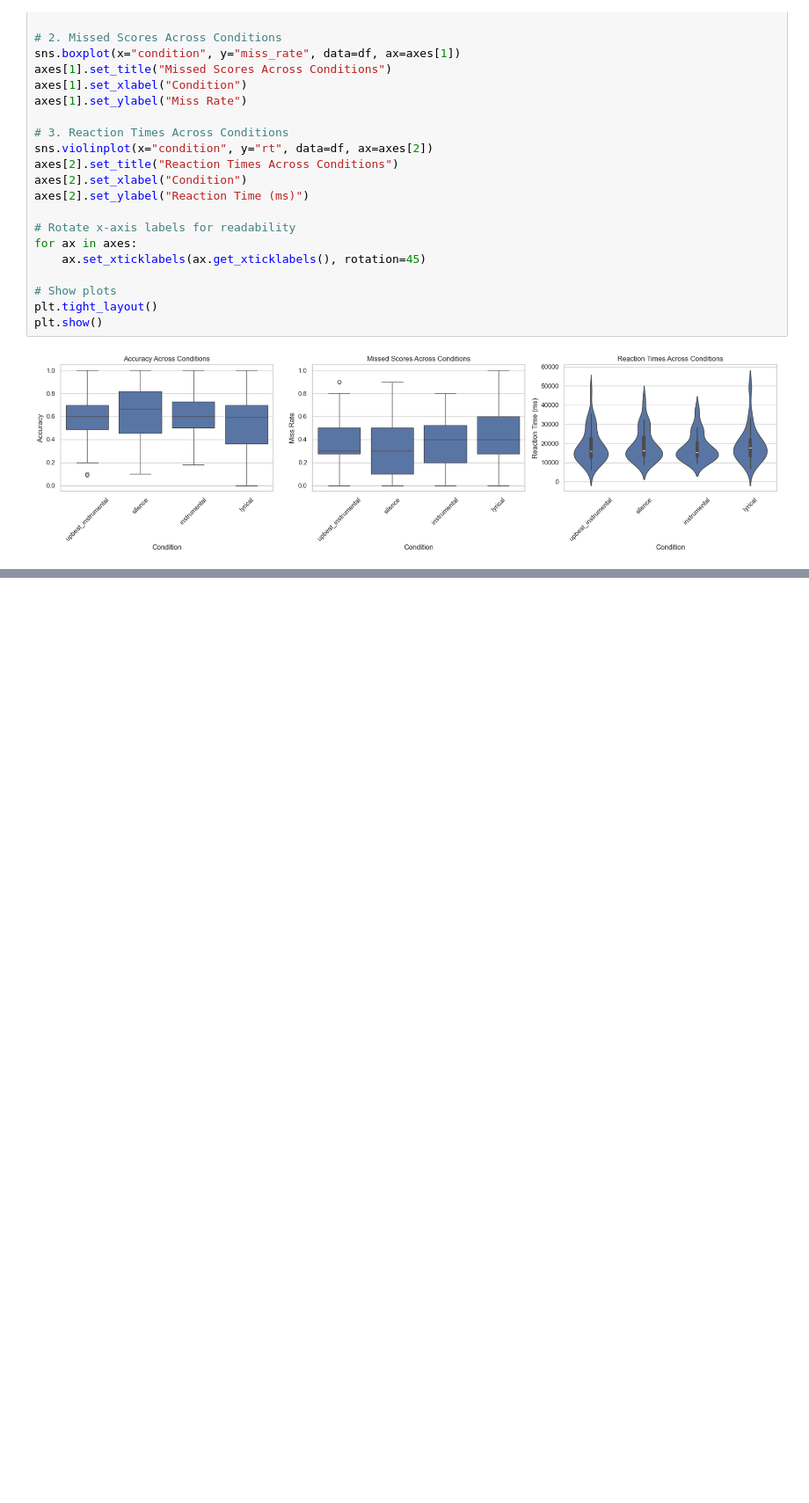
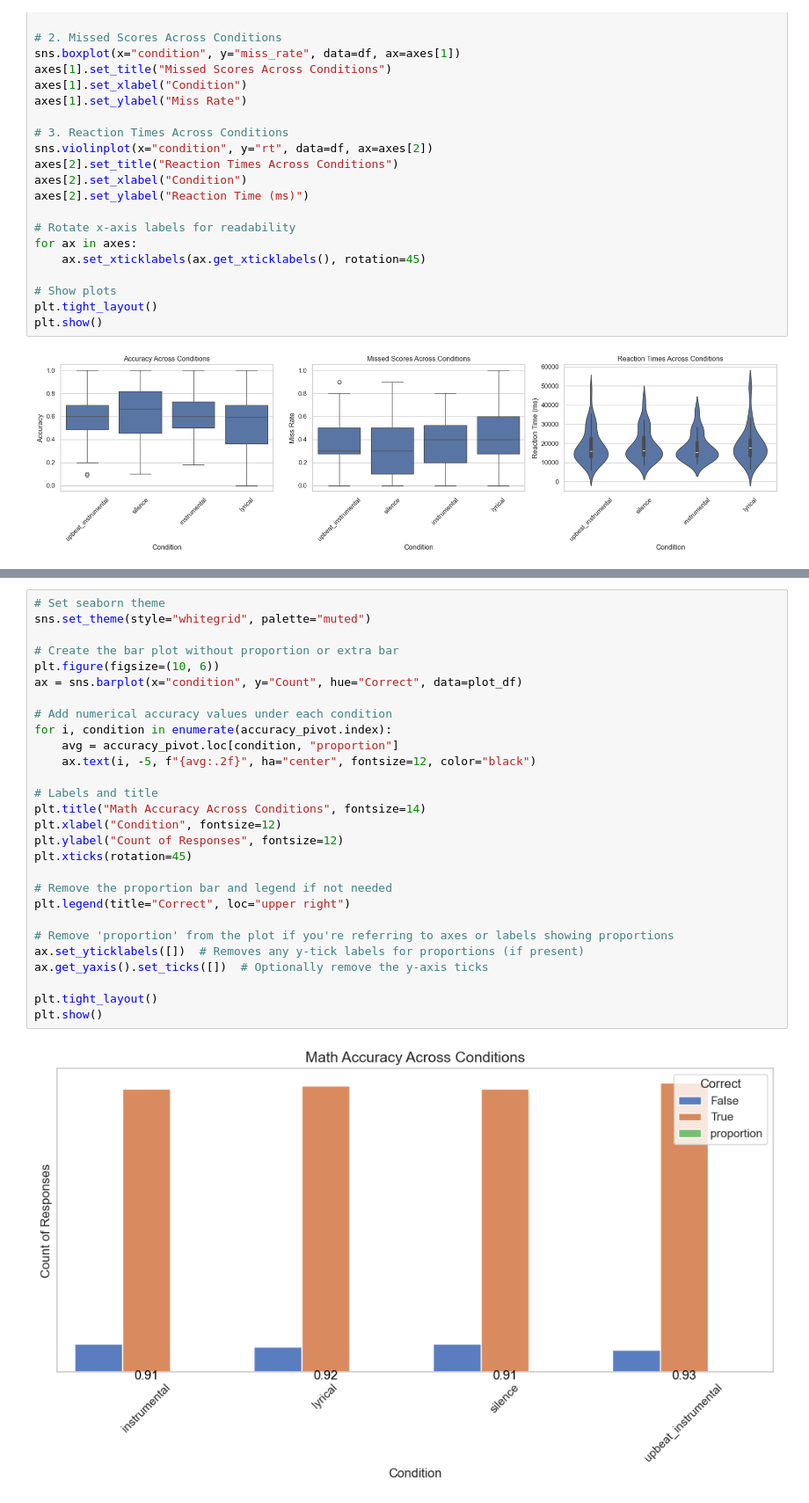
Before and after one commit to JHCelaya/Cogs164Project, a Jupyter notebook: analysis/analysis.ipynb, the cells around one changed output, grey strips where cells are left out. Shown at 88% size. Drawn from its saved outputs; the diff is of its cells as text; blank space fills up the shorter version.

```diff
--- a/analysis/analysis.ipynb
+++ b/analysis/analysis.ipynb
@@ -537,0 +652,30 @@ plt.show()
+# %%
+# Set seaborn theme
+sns.set_theme(style="whitegrid", palette="muted")
+
+# Create the bar plot without proportion or extra bar
+plt.figure(figsize=(10, 6))
+ax = sns.barplot(x="condition", y="Count", hue="Correct", data=plot_df)
+
+# Add numerical accuracy values under each condition
+for i, condition in enumerate(accuracy_pivot.index):
+    avg = accuracy_pivot.loc[condition, "proportion"]
+    ax.text(i, -5, f"{avg:.2f}", ha="center", fontsize=12, color="black")
+
+# Labels and title
+plt.title("Math Accuracy Across Conditions", fontsize=14)
+plt.xlabel("Condition", fontsize=12)
+plt.ylabel("Count of Responses", fontsize=12)
+plt.xticks(rotation=45)
+
+# Remove the proportion bar and legend if not needed
+plt.legend(title="Correct", loc="upper right")
+
+# Remove 'proportion' from the plot if you're referring to axes or labels showing proportions
+ax.set_yticklabels([])  # Removes any y-tick labels for proportions (if present)
+ax.get_yaxis().set_ticks([])  # Optionally remove the y-axis ticks
+
+plt.tight_layout()
+plt.show()
+# %% [output]
+[figure, added]
```
Also changed, not shown: parts of 5 cells of this notebook, 50 other files.
